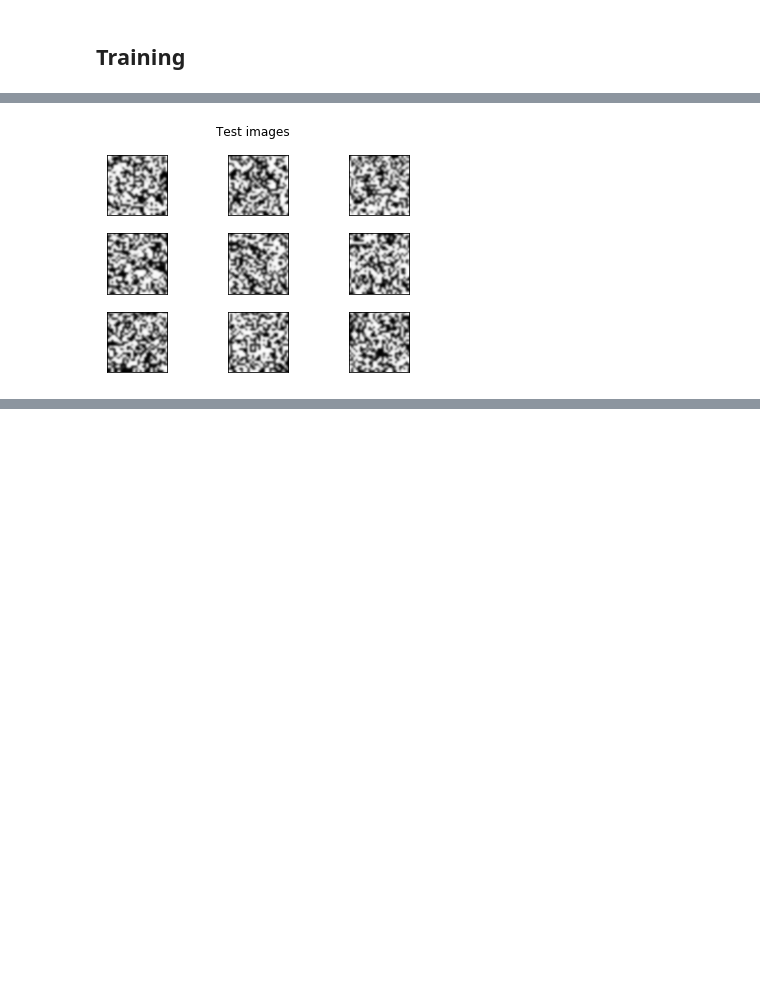
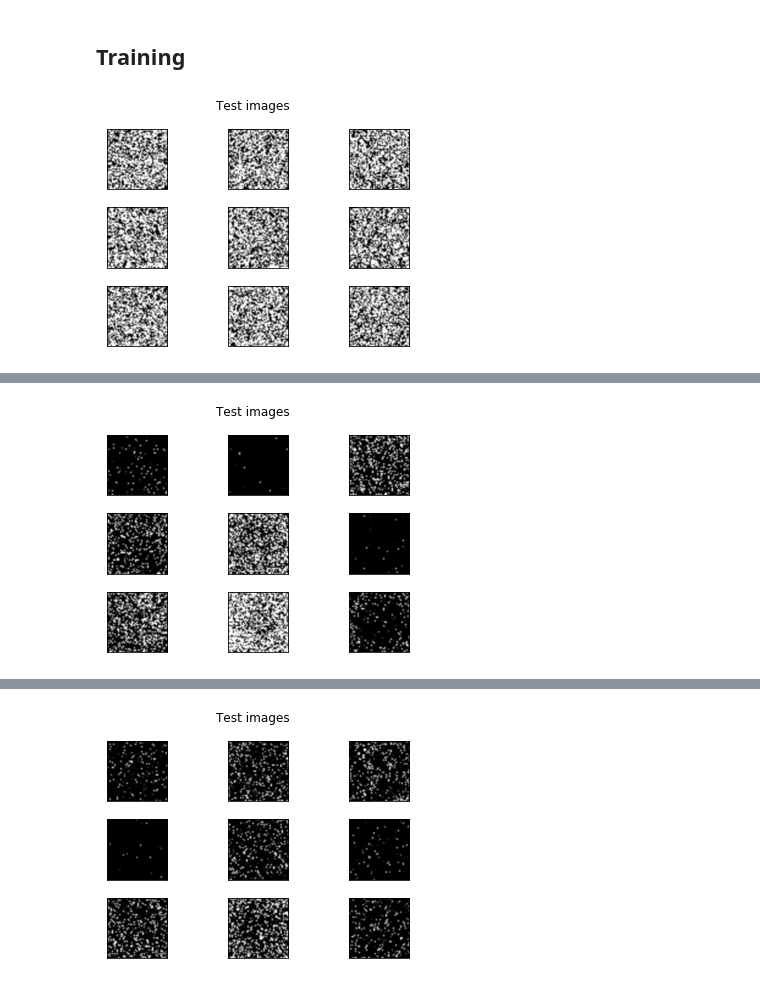
Before and after one commit to victor-iyi/novel-mnist-generator-with-vae, a Jupyter notebook: deep-convolutional-vae.ipynb, the cells around one changed output, grey strips where cells are left out. Saved outputs shown, nothing was run; the diff lists cells and outputs as text; code cells hidden in the pictures; blank space fills up the shorter version.

Commit message:
commit
Training VAE on flower dataset

```diff
--- a/deep-convolutional-vae.ipynb
+++ b/deep-convolutional-vae.ipynb
@@ -20,0 +15,8 @@ Extracting datasets/MNIST/t10k-labels-idx1-ubyte.gz
+# %%
+data_dir = 'datasets/flowers/'
+save_data = 'datasets/saved/data.pkl'
+# %%
+data = ImageDataset(data_dir=data_dir, grayscale=True, flatten=True, logging=True)
+# data.create()
+# data.save(save_data, force=True)
+data = data.load(save_data)
@@ -20,0 +25,2 @@ Extracting datasets/MNIST/t10k-labels-idx1-ubyte.gz
+# %%
+X_train, y_train, X_test, y_test = data.train_test_split(test_size=0.1)
@@ -22,9 +32,10 @@ Extracting datasets/MNIST/t10k-labels-idx1-ubyte.gz
 ### Hyperparameters
 # %%
 # Inputs
-image_size = 28
-image_channel = 1
+image_size = data.size
+image_channel = data.channels
 image_size_flat = image_size * image_size * image_channel
+print('Sizie = {:,} Channels = {:,}'.format(image_size, image_channel))
 
 # Network
 filter_size = 5
@@ -199,18 +212,19 @@ else:
 ## Training
 # %%
 start_time = dt.datetime.now()
-for i in range(iterations):
-    batch = data.train.next_batch(batch_size=batch_size)[0]
+for i in range(1, iterations+1):
+    batch = data.next_batch(batch_size=batch_size)[0]
     _, _kl_loss, _rec_loss, _loss = sess.run([train_step, kl_term, rec_loss, loss],
                                              feed_dict={X: batch})
     if i % save_interval == 0:
         saver.save(sess=sess, save_path=save_path)
         summary = sess.run(merged, feed_dict={X: batch})
         writer.add_summary(summary=summary, global_step=i)
     if i % log_interval == 0:
-        random = [np.random.normal(0, 1, latent_dim) for _ in range(12)]
+        random = [np.random.normal(0, 1, latent_dim) for _ in range(9)]
         imgs = sess.run(decoded, feed_dict={encoded: random})
-        plot_images(imgs, name='Test images', cmap='Greys', interpolation='bicubic')
+        plot_images(imgs, size=image_size, name='Test images', cmap='Greys', interpolation='bicubic')
     sys.stdout.write('\rIter: {:,}\tKL-Term: {:.4f}\tRec loss: {:.4f}\tLoss:{:.4f}\tTrain time: {}'.format(
-        i+1, np.mean(_kl_loss), np.mean(_rec_loss), _loss, dt.datetime.now() - start_time))
+        i, np.mean(_kl_loss), np.mean(_rec_loss), _loss, dt.datetime.now() - start_time))
 # %% [output]
+[figure, new version]
@@ -218 +232 @@ Iter: 1 KL-Term: 105.0687       Rec loss: 351.3801      Loss:456.4489   Train ti
-[figure, old version]
+[figure, added]
@@ -219,0 +234 @@ Iter: 901       KL-Term: 80.6890        Rec loss: 35.1532       Loss:115.8423
+[figure, added]
```
Also changed, not shown: parts of 6 cells of this notebook, 1 other file.
